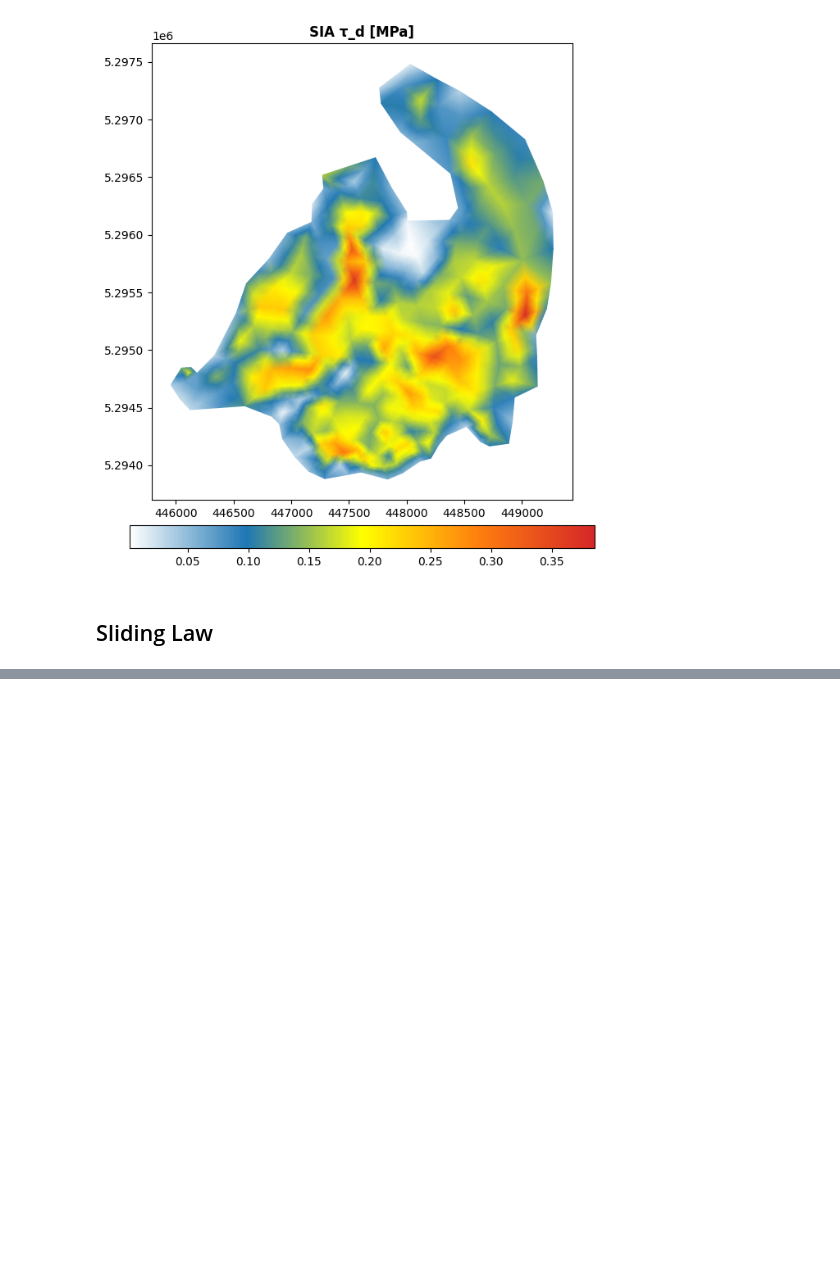
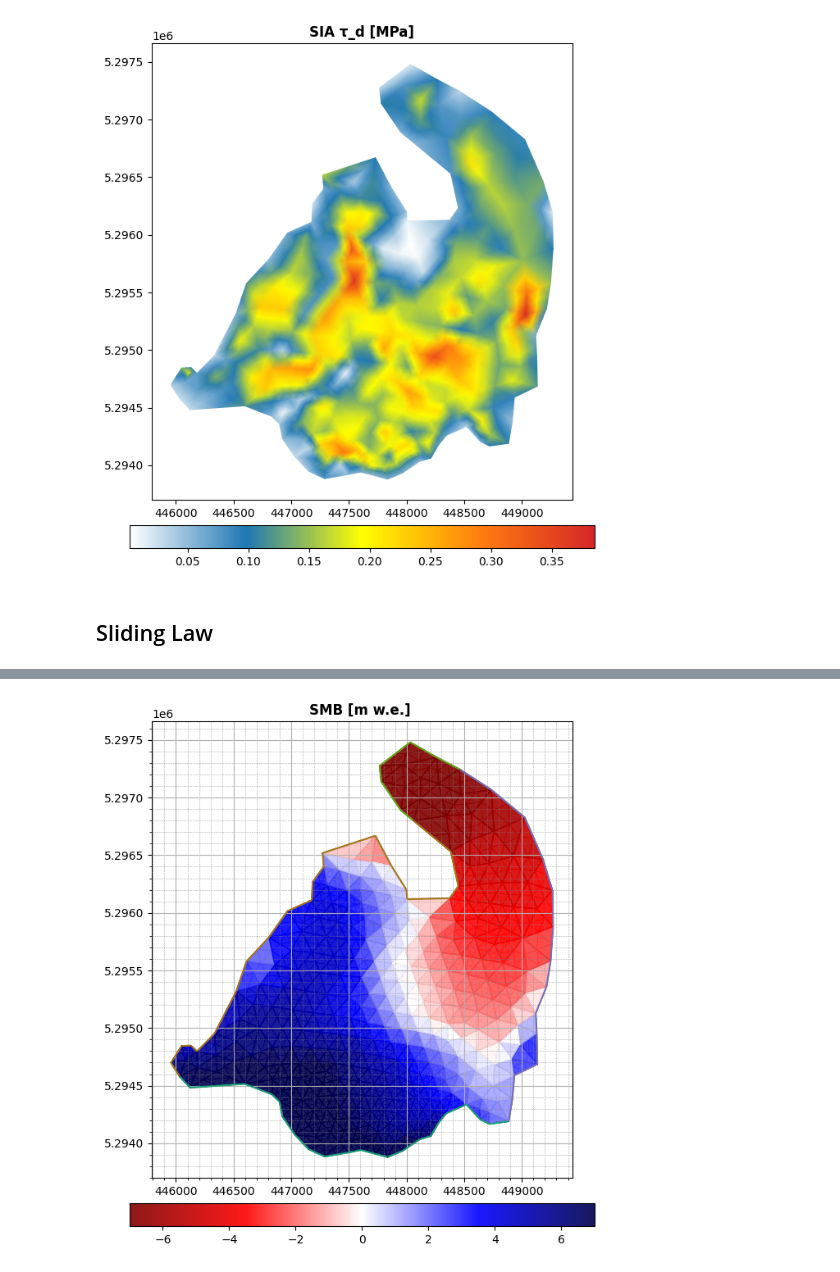
Before and after one commit to JonMaurer/Blue_glacier, a Jupyter notebook: sync/blue_glacier/code/liam_notebooks/blue_glacier.ipynb, the cells around one changed output, grey strips where cells are left out. Drawn from its saved outputs; the diff is of its cells as text; code cells hidden in the pictures; blank space fills up the shorter version.

```diff
--- a/sync/blue_glacier/code/liam_notebooks/blue_glacier.ipynb
+++ b/sync/blue_glacier/code/liam_notebooks/blue_glacier.ipynb
@@ -731,11 +715,10 @@ for i in range(len(s_vals)):
 # %%
-ela = 2300
-abl_start = -24
+ela = 1750
+abl_start = -40
 abl_m = (-1 * abl_start) / ela
 
-acu_start = -12
+acu_start = -25
 accum_m = (-1 * acu_start) / ela
-
 
 a_max = 7
 
@@ -776,18 +756,23 @@ a.dat.data_ro.sum()
 # %%
 fig, axes = plt.subplots(figsize = (8, 8), sharex = True, sharey = True)
 
 axes.set_aspect("equal")
 firedrake.triplot(mesh, axes=axes)
-colors = firedrake.tripcolor(a, alpha = 0.9, axes=axes)
+colors = firedrake.tripcolor(a, alpha = 0.9, axes=axes,
+                             cmap='seismic_r',
+                            vmin = -7,
+                            vmax = 7)
 
 fig.colorbar(colors, fraction=0.046, pad=0.05, orientation = 'horizontal')
 axes.set_title('SMB [m w.e.] ', fontweight = 'bold')
 
 axes.xaxis.set_minor_locator(AutoMinorLocator())
 axes.tick_params(which='both')
 axes.tick_params(which='major')
 axes.tick_params(which='minor')
 axes.yaxis.set_minor_locator(AutoMinorLocator())
 
 axes.grid()
 axes.grid(which='minor', linestyle=':', linewidth='0.5', color='gray')
+# %% [output]
+[figure, added]
```
Also changed, not shown: parts of 14 cells of this notebook, 20 other files.
